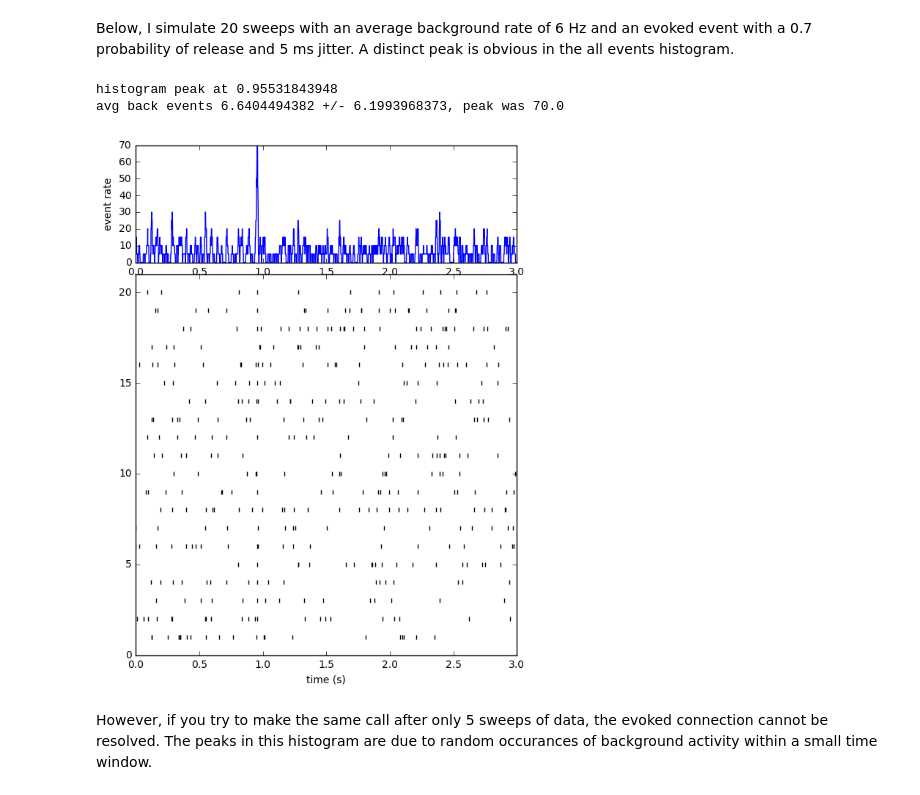
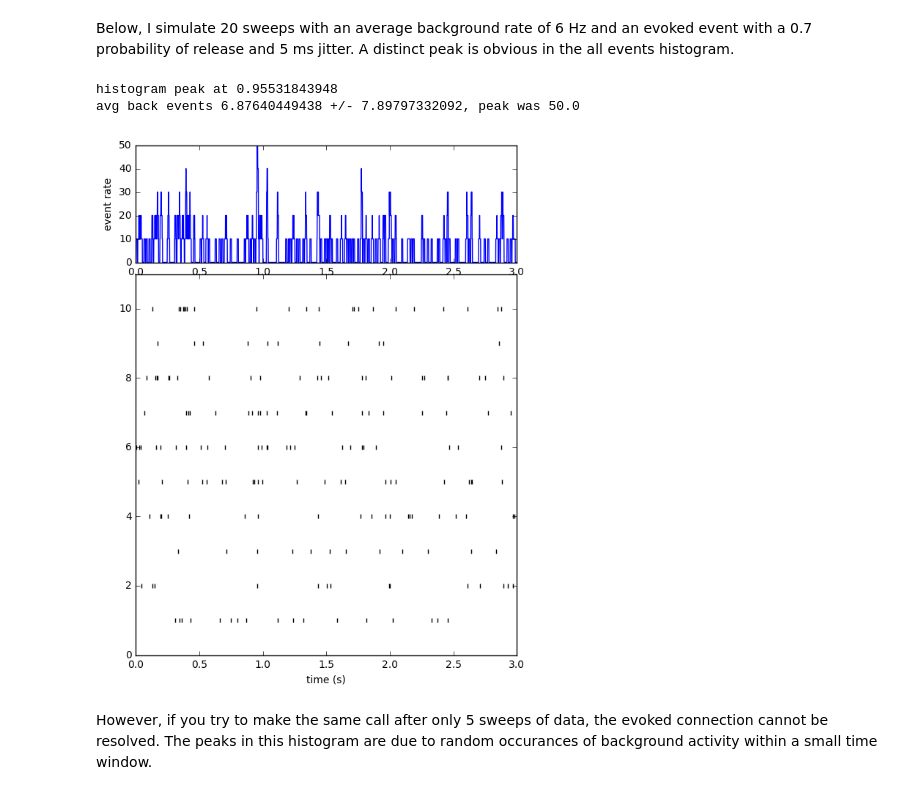
Before and after one commit to travis-open/back_and_evoked_model, a Jupyter notebook: model_back_evoked_2.ipynb, the cells around one changed output. Cells and saved outputs as stored; diff of their text form; code cells hidden in the pictures.

```diff
--- a/model_back_evoked_2.ipynb
+++ b/model_back_evoked_2.ipynb
@@ -54,10 +54,10 @@ def make_random_times(back_f, evoked_j, trials, length, Pr):
 # %%
 some_randoms=make_random_times(6,0.001,5,3,0.7)
 # %%
-def make_random_plot_timing(back_f,evoked_j,trials,length,Pr):
+def make_random_plot_timing(back_f,evoked_j,trials,length,Pr, smooth):
     all_times = make_random_times(back_f,evoked_j,trials,length,Pr)
     event_hist= np.histogram(all_times, range = [0,length], bins = np.linspace(0.0,length,length*1000)) #1 ms bins
-    slide = movingaverage(event_hist[0],10) # 10 point window
+    slide = movingaverage(event_hist[0],smooth) # smooth point window
     slideToRate = slide/trials*1000
     markers = list(all_times)
     for marker_i in range(trials):
@@ -99,11 +99,11 @@ def make_random_plot_timing(back_f,evoked_j,trials,length,Pr):
 # %% [markdown]
 Below, I simulate 20 sweeps with an average background rate of 6 Hz and an evoked event with a 0.7 probability of release and 5 ms jitter. A distinct peak is obvious in the all events histogram.
 # %%
-make_random_plot_timing(6,.005,20,3,0.7)
+make_random_plot_timing(6,.005,10,3,0.5,10)
 # %% [output]
 histogram peak at 0.95531843948
-avg back events 6.6404494382 +/- 6.1993968373, peak was 70.0
+avg back events 6.87640449438 +/- 7.89797332092, peak was 50.0
-[figure, old version]
+[figure, new version]
 # %% [markdown]
 However, if you try to make the same call after only 5 sweeps of data, the evoked connection cannot be resolved. The peaks in this histogram are due to random occurances of background activity within a small time window.
 # %%
```
Also changed, not shown: parts of 18 cells of this notebook.
